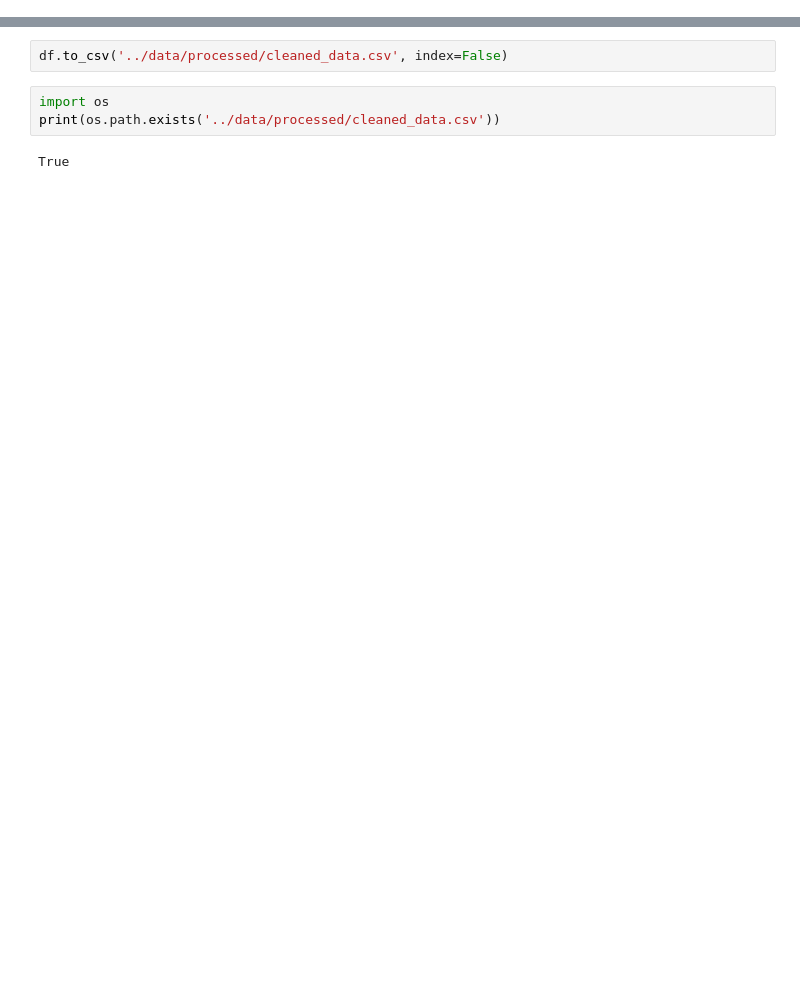
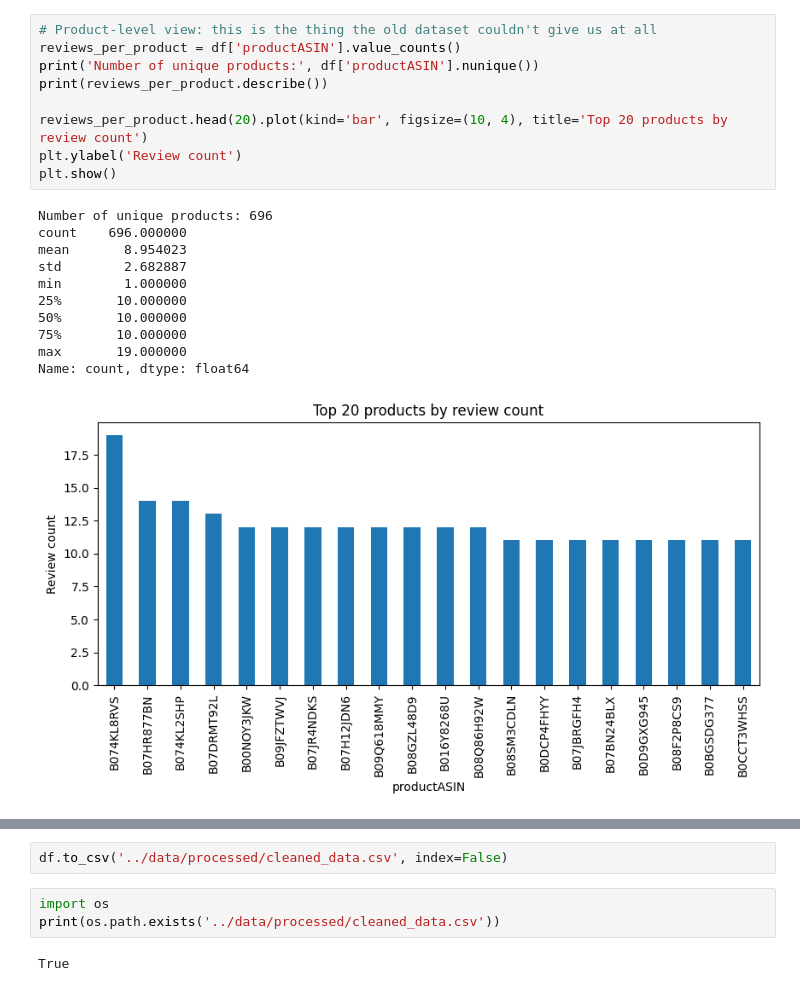
Before and after one commit to Camelia-Tribeche/Review-Guardian, a Jupyter notebook: notebooks/01_EDA.ipynb, the cells around one changed output, grey strips where cells are left out. Cells and saved outputs as stored; diff of their text form; blank space fills up the shorter version.

```diff
--- a/notebooks/01_EDA.ipynb
+++ b/notebooks/01_EDA.ipynb
@@ -50,0 +92,21 @@ plt.show()
+# %%
+# Product-level view: this is the thing the old dataset couldn't give us at all
+reviews_per_product = df['productASIN'].value_counts()
+print('Number of unique products:', df['productASIN'].nunique())
+print(reviews_per_product.describe())
+
+reviews_per_product.head(20).plot(kind='bar', figsize=(10, 4), title='Top 20 products by review count')
+plt.ylabel('Review count')
+plt.show()
+# %% [output]
+Number of unique products: 696
+count    696.000000
+mean       8.954023
+std        2.682887
+min        1.000000
+25%       10.000000
+50%       10.000000
+75%       10.000000
+max       19.000000
+Name: count, dtype: float64
+[figure, added]
```
Also changed, not shown: parts of 9 cells of this notebook, 10 other files.
